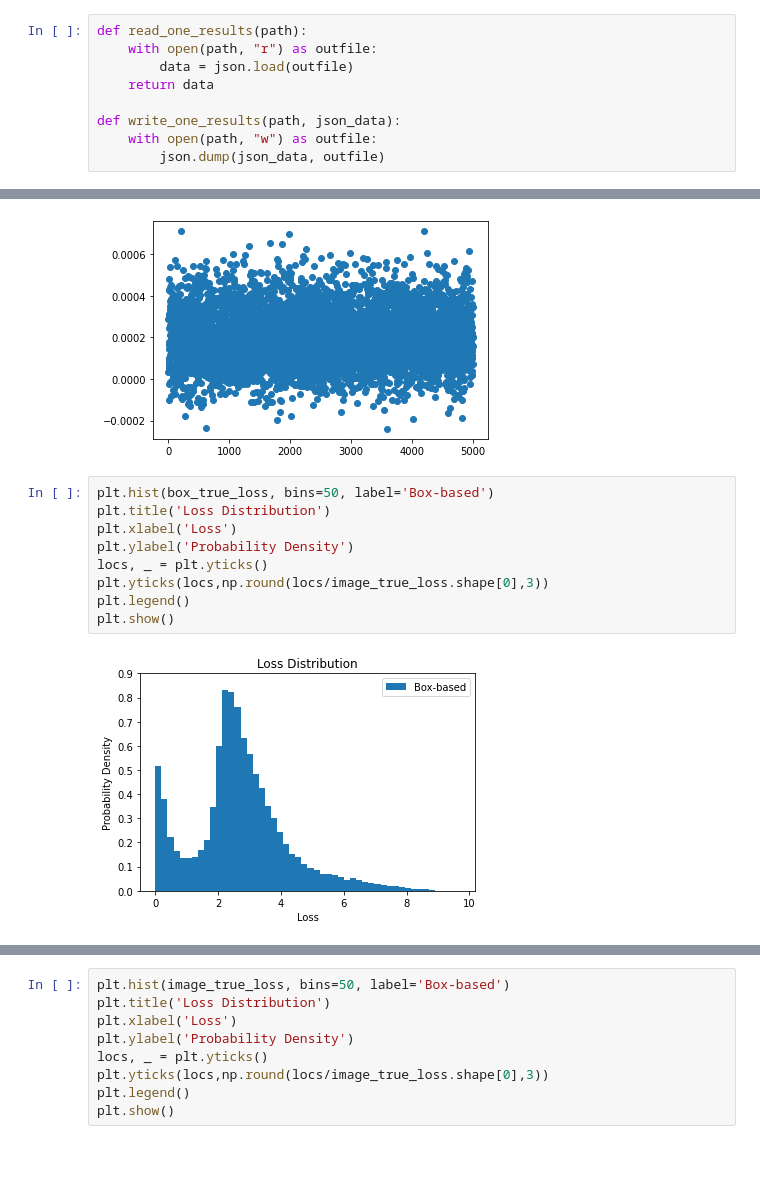
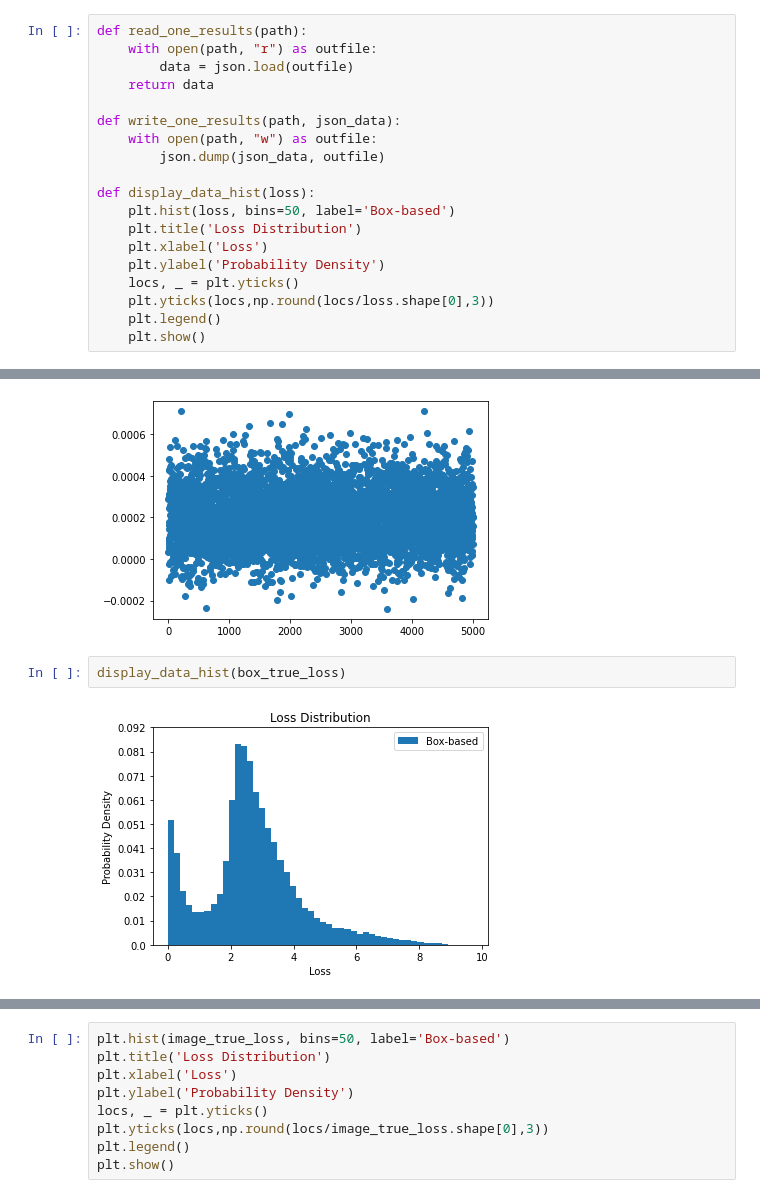
Before and after one commit to susanbao/orkspace, a Jupyter notebook: DINO/estimated_loss_analysis.ipynb, the cells around one changed output, grey strips where cells are left out. Saved outputs shown, nothing was run; the diff lists cells and outputs as text; blank space fills up the shorter version.

```diff
--- a/DINO/estimated_loss_analysis.ipynb
+++ b/DINO/estimated_loss_analysis.ipynb
@@ -23,6 +23,16 @@ def read_one_results(path):
 def write_one_results(path, json_data):
     with open(path, "w") as outfile:
         json.dump(json_data, outfile)
+
+def display_data_hist(loss):
+    plt.hist(loss, bins=50, label='Box-based')
+    plt.title('Loss Distribution')
+    plt.xlabel('Loss')
+    plt.ylabel('Probability Density')
+    locs, _ = plt.yticks()
+    plt.yticks(locs,np.round(locs/loss.shape[0],3))
+    plt.legend()
+    plt.show()
 # %%
 results_path = "./results/loss_analysis/"
 i_ase_results = read_one_results(results_path + "image_based_ASE.json")
@@ -77,14 +74,7 @@ plt.show()
 # %% [output]
 [figure]
 # %%
-plt.hist(box_true_loss, bins=50, label='Box-based')
-plt.title('Loss Distribution')
-plt.xlabel('Loss')
-plt.ylabel('Probability Density')
-locs, _ = plt.yticks()
-plt.yticks(locs,np.round(locs/image_true_loss.shape[0],3))
-plt.legend()
-plt.show()
+display_data_hist(box_true_loss)
 # %% [output]
-[figure, old version]
+[figure, new version]
 # %%
```
Also changed, not shown: parts of 7 cells of this notebook, 3 other files.
